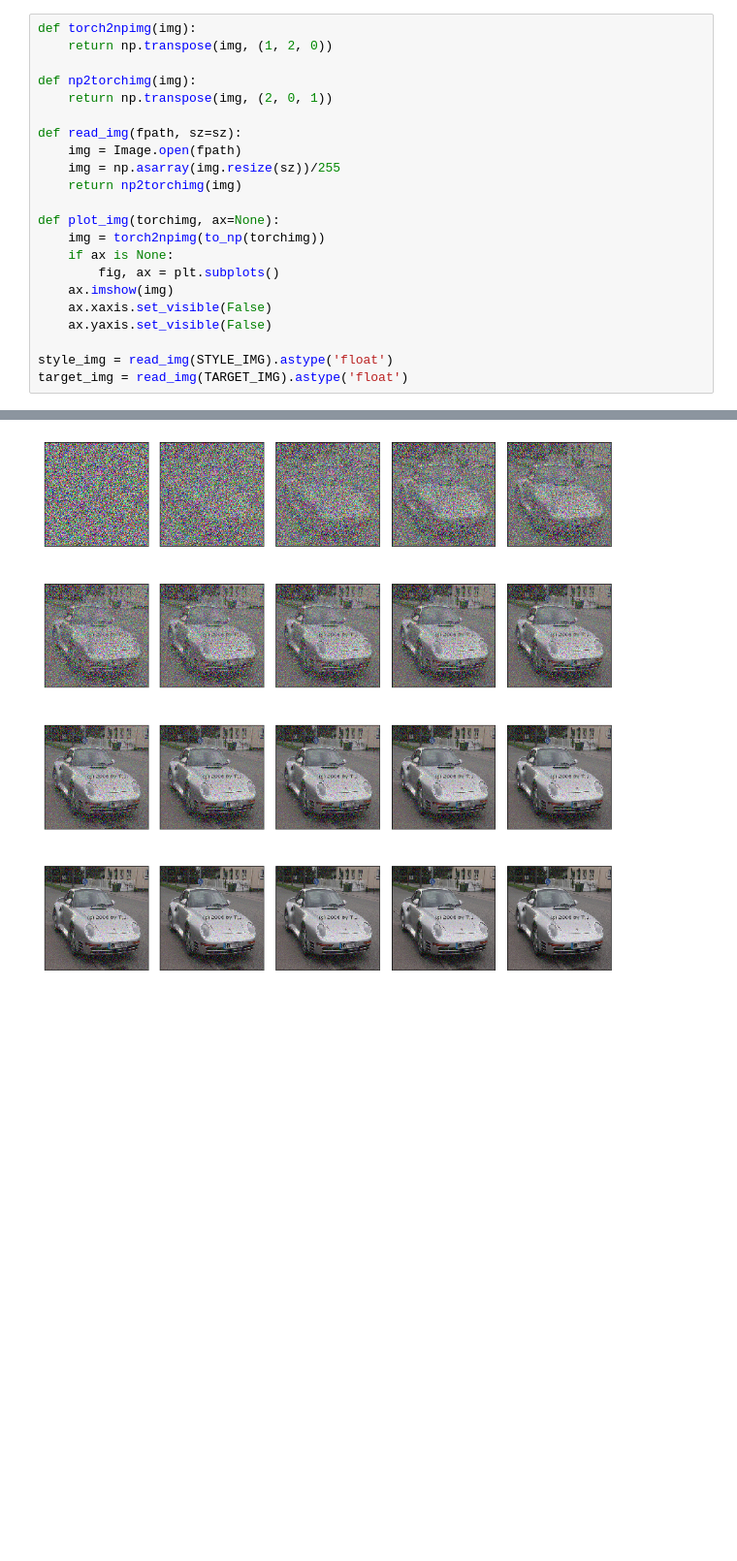
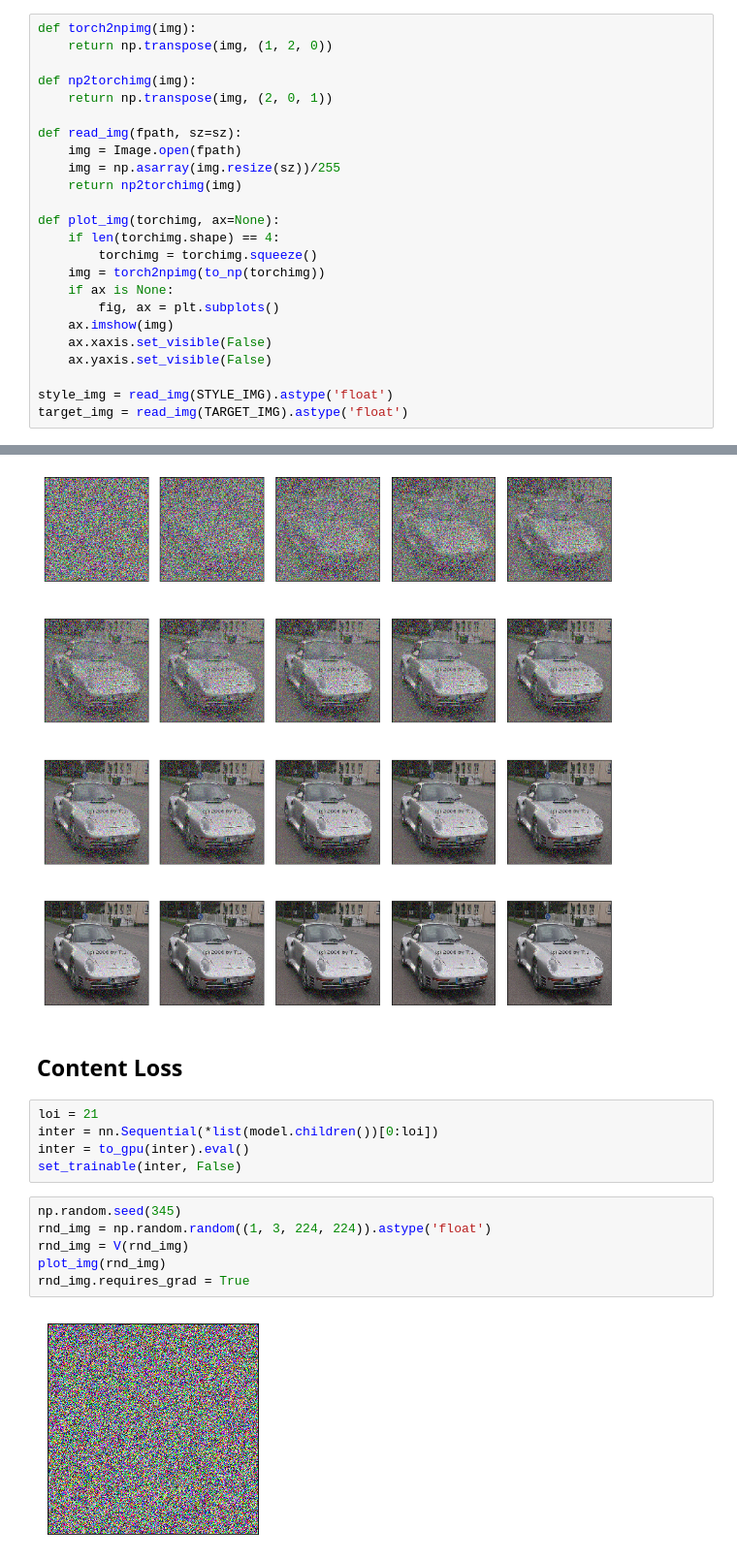
Before and after one commit to ganesh-krishnan/fastai, a Jupyter notebook: courses/dl2/style-transfer_gk.ipynb, the cells around one changed output, grey strips where cells are left out. Shown at 97% size. Saved outputs shown, nothing was run; the diff lists cells and outputs as text; blank space fills up the shorter version.

Commit message:
Implemented content loss

```diff
--- a/courses/dl2/style-transfer_gk.ipynb
+++ b/courses/dl2/style-transfer_gk.ipynb
@@ -41,6 +43,8 @@ def read_img(fpath, sz=sz):
     return np2torchimg(img)
 
 def plot_img(torchimg, ax=None):
+    if len(torchimg.shape) == 4:
+        torchimg = torchimg.squeeze()
     img = torch2npimg(to_np(torchimg))
     if ax is None:
         fig, ax = plt.subplots()
@@ -103,3 +107,18 @@ Clipping input data to the valid range for imshow with RGB data ([0..1] for floa
 Clipping input data to the valid range for imshow with RGB data ([0..1] for floats or [0..255] for integers).
 Clipping input data to the valid range for imshow with RGB data ([0..1] for floats or [0..255] for integers).
 [figure]
+# %% [markdown]
+## Content Loss
+# %%
+loi = 21
+inter = nn.Sequential(*list(model.children())[0:loi])
+inter = to_gpu(inter).eval()
+set_trainable(inter, False)
+# %%
+np.random.seed(345)
+rnd_img = np.random.random((1, 3, 224, 224)).astype('float')
+rnd_img = V(rnd_img)
+plot_img(rnd_img)
+rnd_img.requires_grad = True
+# %% [output]
+[figure, added]
```
Also changed, not shown: parts of 4 cells of this notebook.
